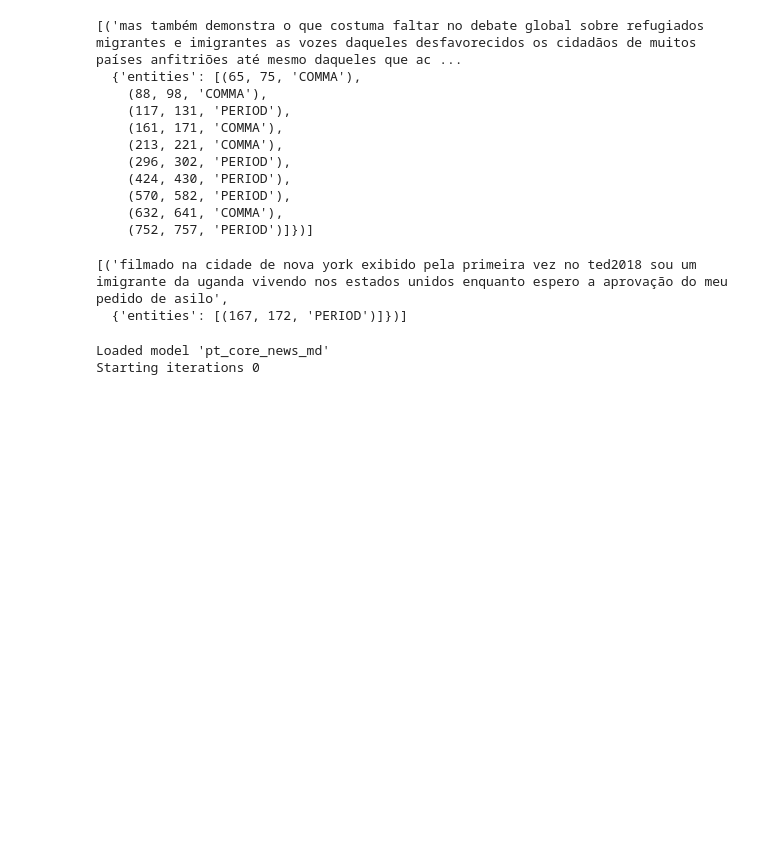
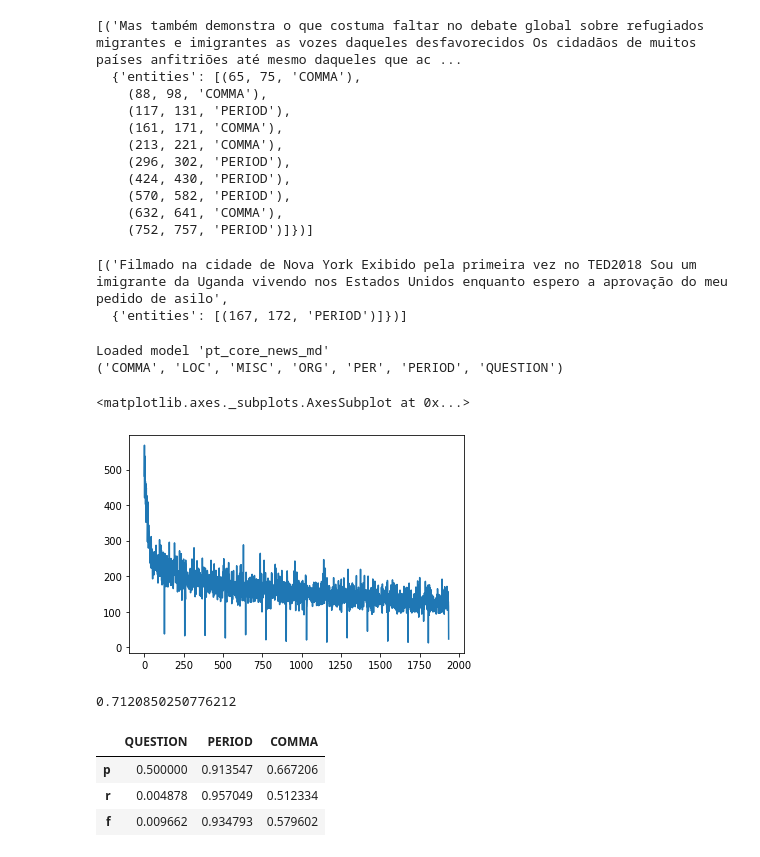
Before and after one commit to mec-correcaotextual/punctuation-restoration-bracis2022, a Jupyter notebook: notebooks/Spacy-Punctuator.ipynb, the cells around one changed output. Saved outputs shown, nothing was run; the diff lists cells and outputs as text; code cells hidden in the pictures; blank space fills up the shorter version.

```diff
--- a/notebooks/Spacy-Punctuator.ipynb
+++ b/notebooks/Spacy-Punctuator.ipynb
@@ -73,10 +101,10 @@ train_df = pd.read_csv('./punct-data/train.csv').dropna()
 TRAIN_DATA = preprocess_data(train_df)
 
 
-with open('punct.pickle', 'wb') as handle:
+with open('train.pickle', 'wb') as handle:
     pickle.dump(TRAIN_DATA, handle, protocol=pickle.HIGHEST_PROTOCOL)
 # %%
-with open('filename.pickle', 'rb') as handle:
+with open('train.pickle', 'rb') as handle:
     TRAIN_DATA = pickle.load(handle)
 TRAIN_DATA[:1]
 # %% [output]
@@ -105,7 +133,7 @@ train_df.loc[train_df['sentence_id']==0,]
 # %%
 TRAIN_DATA[2:3]
 # %% [output]
-[('mas também demonstra o que costuma faltar no debate global sobre refugiados migrantes e imigrantes as vozes daqueles desfavorecidos os cidadãos de muitos países anfitriões até mesmo daqueles que ac ...
+[('Mas também demonstra o que costuma faltar no debate global sobre refugiados migrantes e imigrantes as vozes daqueles desfavorecidos Os cidadãos de muitos países anfitriões até mesmo daqueles que ac ...
   {'entities': [(65, 75, 'COMMA'),
     (88, 98, 'COMMA'),
     (117, 131, 'PERIOD'),
@@ -119,13 +147,14 @@ TRAIN_DATA[2:3]
 # %%
 TRAIN_DATA[:1]
 # %% [output]
-[('filmado na cidade de nova york exibido pela primeira vez no ted2018 sou um imigrante da uganda vivendo nos estados unidos enquanto espero a aprovação do meu pedido de asilo',
+[('Filmado na cidade de Nova York Exibido pela primeira vez no TED2018 Sou um imigrante da Uganda vivendo nos Estados Unidos enquanto espero a aprovação do meu pedido de asilo',
   {'entities': [(167, 172, 'PERIOD')]})]
 # %%
 from spacy.tokens import Doc
 from spacy.training import Example
+from tqdm.notebook import trange
 #import spacy_transformers
-
+import numpy as np
 
 def train_spacy(data, iterations=10, model="pt_core_news_md"):
     TRAIN_DATA = data
@@ -135,40 +164,33 @@ def train_spacy(data, iterations=10, model="pt_core_news_md"):
     if model is not None:
       nlp = spacy.load(model)
       print("Loaded model '%s'" % model)
+      ner = nlp.get_pipe('ner')
     else:
         nlp = spacy.blank('pt')
+
+        nlp.add_pipe('ner', last=True)
+        ner = nlp.get_pipe('ner')
+        ner.add_label('O')
         print("Created blank 'pt' model")
 
     #set up the pipeline
-
-    if 'ner' not in nlp.pipe_names:
-        #ner = nlp.create_pipe('ner')
-        nlp.add_pipe('ner', last=True)
-    else:
-        ner = nlp.get_pipe('ner')
-
-
-    if "ner" not in nlp.pipe_names:
-        ner = nlp.add_pipe("ner", last=True)
-    else:
-        ner = nlp.get_pipe("ner")
-
     for _, annotations in TRAIN_DATA:
         for ent in annotations.get("entities"):
             ner.add_label(ent[2])
 
+    print(ner.labels)
     # Init loss
-    losses = None
+    losses = []
 
     # Init and configure optimizer
     optimizer = nlp.create_optimizer()
     optimizer.learn_rate = 0.001  # Change to some lr you prefers
     batch_size = 32  # Choose batch size you prefers
 
-    for itn in range(iterations):
-        print("Starting iterations " + str(itn))
+    for itn in trange(iterations):
+
         random.shuffle(TRAIN_DATA)
-        losses = {}
+
 
         # Batch the examples and iterate over them
         for batch in spacy.util.minibatch(TRAIN_DATA, size=batch_size):
@@ -177,11 +199,27 @@ def train_spacy(data, iterations=10, model="pt_core_news_md"):
             examples = [Example.from_dict(nlp.make_doc(text), annotations) for text, annotations in batch]
             # Update model with mini batch
 
-            losses = nlp.update(examples, drop=0.2, sgd=optimizer)
+            loss = nlp.update(examples, drop=0.2, sgd=optimizer)
+            losses.append(loss['ner'])
 
-    print(losses)
-    return nlp
+    y = np.array(losses)
+    x = np.arange(0, iterations)
+    sns.lineplot(x, y)
+
+    return nlp,losses
-# %% [output]
-Loaded model 'pt_core_news_md'
-Starting iterations 0
+# %%
+nlp, losses = train_spacy(TRAIN_DATA, iterations=15, model='pt_core_news_lg')
+# %% [output]
+Loaded model 'pt_core_news_md'
+('COMMA', 'LOC', 'MISC', 'ORG', 'PER', 'PERIOD', 'QUESTION')
+# %%
+import seaborn as sns
+
+ner_loss = [loss['ner'] for loss in losses]
+y = np.array(ner_loss)
+x = np.arange(0, len(ner_loss))
+sns.lineplot(x, y)
+# %% [output]
+<matplotlib.axes._subplots.AxesSubplot at 0x...>
+[figure, added]
 # %%
@@ -204,5 +239,15 @@ for text, entities in TEST_DATA:
 # %%
 from spacy.scorer import Scorer
-scorer = Scorer(nlp)
+scorer = Scorer()
 scores = Scorer.score_spans(examples, "ents")
 print(scores["ents_f"])
+# %% [output]
+0.7120850250776212
+# %%
+result_df = pd.DataFrame(scores['ents_per_type'])
+result_df
+# %% [output]
+|  | QUESTION | PERIOD | COMMA |
+| p | 0.500000 | 0.913547 | 0.667206 |
+| r | 0.004878 | 0.957049 | 0.512334 |
+| f | 0.009662 | 0.934793 | 0.579602 |
```
Also changed, not shown: parts of 12 cells of this notebook, 1 other file.
